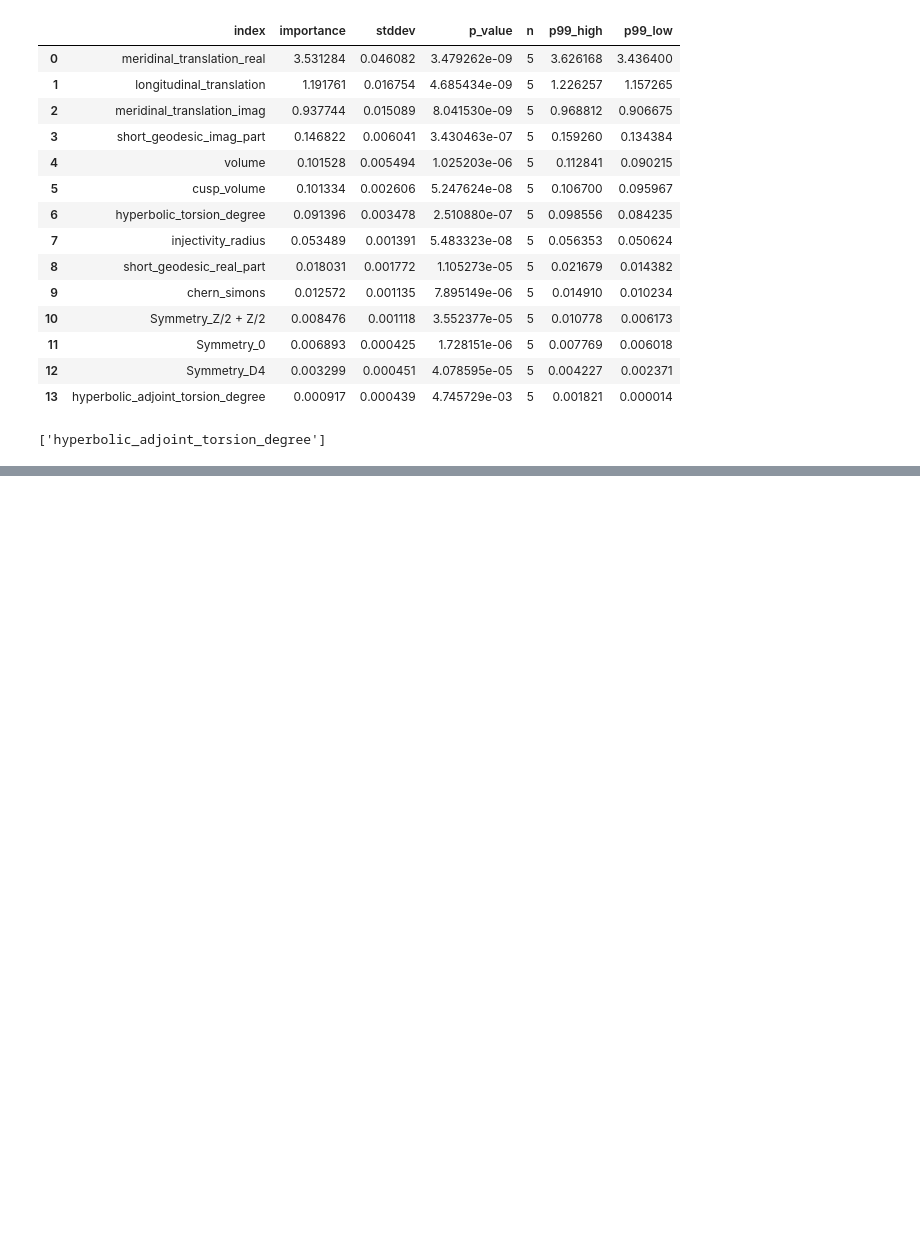
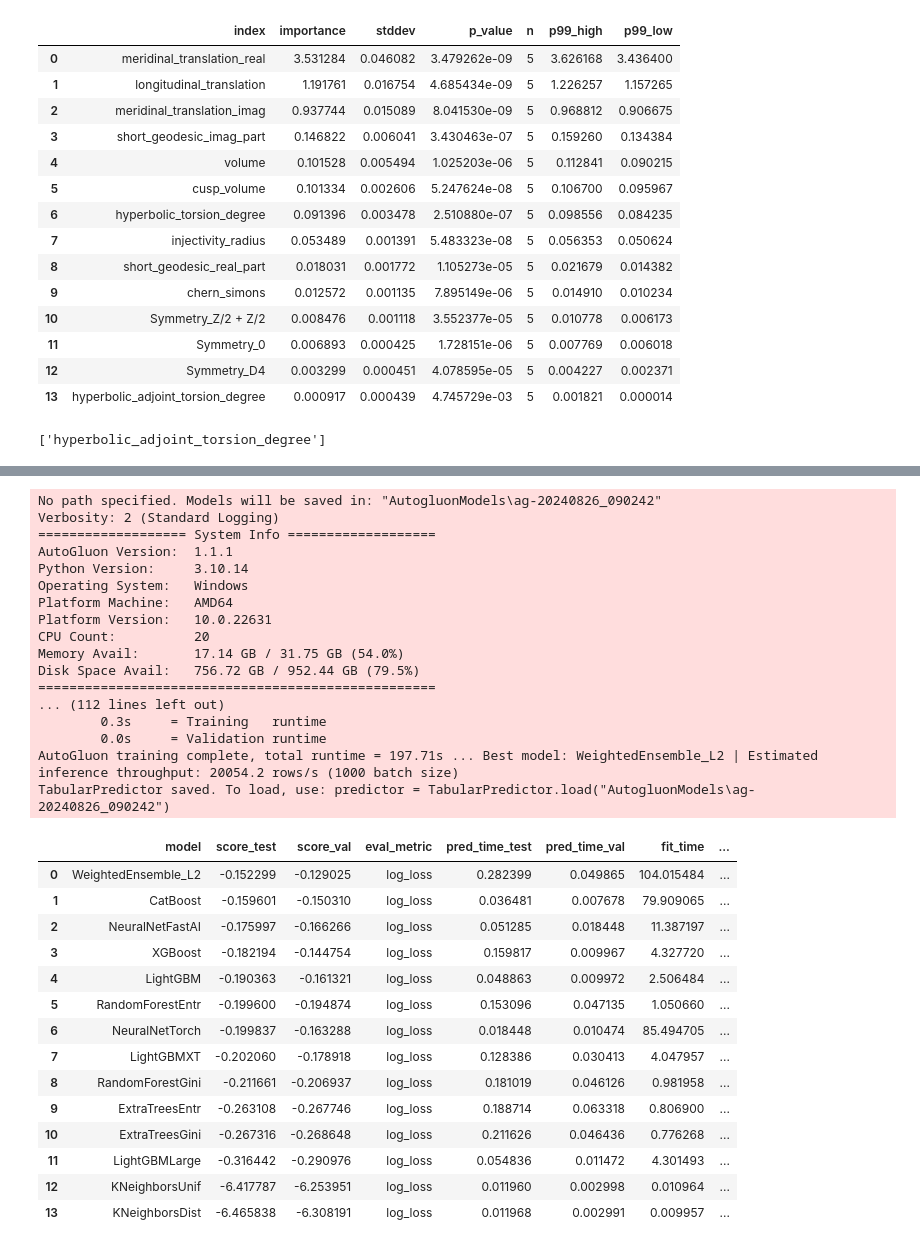
Before and after one commit to crossxwill/autogluon-tutorial, a Jupyter notebook: quickstart_tabular.ipynb, the cells around one changed output, grey strips where cells are left out. Cells and saved outputs as stored; diff of their text form; code cells hidden in the pictures; blank space fills up the shorter version.

```diff
--- a/quickstart_tabular.ipynb
+++ b/quickstart_tabular.ipynb
@@ -244,3 +244,29 @@ final_low_importance_features = df_important_features[df_important_features['imp
 final_low_importance_features
 # %% [output]
 ['hyperbolic_adjoint_torsion_degree']
+# %%
+# %%
+
+from autogluon.tabular import TabularDataset, TabularPredictor
+from autogluon.tabular.configs.hyperparameter_configs import get_hyperparameter_config
+
+import numpy as np
+import pandas as pd
+
+from sklearnex import patch_sklearn
+patch_sklearn()
+
+label = 'signature'
+time_limit = 10*60       # max training time (seconds)
+infer_limit = 1/10000    # prediction seconds per row
+finalModel = 'CatBoost_BAG_L2'
+
+data_url = 'https://raw.githubusercontent.com/mli/ag-docs/main/knot_theory/'
+
+train_data = TabularDataset(f'{data_url}train.csv')
+test_data = TabularDataset(f'{data_url}test.csv')
+
+pruning_test_data = test_data.sample(frac=0.5, random_state=2024)
+final_test_data = test_data.drop(pruning_test_data.index)
+
+train_data.head()
@@ -246,0 +283,44 @@ final_low_importance_features
+# %%
+# %%
+
+# Detect features to prune
+np.random.seed(2024)
+
+pruning_predictor = TabularPredictor(label=label, problem_type='multiclass', eval_metric='log_loss', log_to_file=True)
+pruning_predictor.fit(train_data, presets='medium_quality', time_limit = time_limit)
+
+pruning_leaders = pruning_predictor.leaderboard(pruning_test_data)
+pruning_leaders
+# %% [output]
+No path specified. Models will be saved in: "AutogluonModels\ag-20240826_090242"
+Verbosity: 2 (Standard Logging)
+=================== System Info ===================
+AutoGluon Version:  1.1.1
+Python Version:     3.10.14
+Operating System:   Windows
+Platform Machine:   AMD64
+Platform Version:   10.0.22631
+CPU Count:          20
+Memory Avail:       17.14 GB / 31.75 GB (54.0%)
+Disk Space Avail:   756.72 GB / 952.44 GB (79.5%)
+===================================================
+... (112 lines left out)
+        0.3s     = Training   runtime
+        0.0s     = Validation runtime
+AutoGluon training complete, total runtime = 197.71s ... Best model: WeightedEnsemble_L2 | Estimated inference throughput: 20054.2 rows/s (1000 batch size)
+TabularPredictor saved. To load, use: predictor = TabularPredictor.load("AutogluonModels\ag-20240826_090242")
+|  | model | score_test | score_val | eval_metric | pred_time_test | pred_time_val | fit_time | ... |
+| 0 | WeightedEnsemble_L2 | -0.152299 | -0.129025 | log_loss | 0.282399 | 0.049865 | 104.015484 | ... |
+| 1 | CatBoost | -0.159601 | -0.150310 | log_loss | 0.036481 | 0.007678 | 79.909065 | ... |
+| 2 | NeuralNetFastAI | -0.175997 | -0.166266 | log_loss | 0.051285 | 0.018448 | 11.387197 | ... |
+| 3 | XGBoost | -0.182194 | -0.144754 | log_loss | 0.159817 | 0.009967 | 4.327720 | ... |
+| 4 | LightGBM | -0.190363 | -0.161321 | log_loss | 0.048863 | 0.009972 | 2.506484 | ... |
+| 5 | RandomForestEntr | -0.199600 | -0.194874 | log_loss | 0.153096 | 0.047135 | 1.050660 | ... |
+| 6 | NeuralNetTorch | -0.199837 | -0.163288 | log_loss | 0.018448 | 0.010474 | 85.494705 | ... |
+| 7 | LightGBMXT | -0.202060 | -0.178918 | log_loss | 0.128386 | 0.030413 | 4.047957 | ... |
+| 8 | RandomForestGini | -0.211661 | -0.206937 | log_loss | 0.181019 | 0.046126 | 0.981958 | ... |
+| 9 | ExtraTreesEntr | -0.263108 | -0.267746 | log_loss | 0.188714 | 0.063318 | 0.806900 | ... |
+| 10 | ExtraTreesGini | -0.267316 | -0.268648 | log_loss | 0.211626 | 0.046436 | 0.776268 | ... |
+| 11 | LightGBMLarge | -0.316442 | -0.290976 | log_loss | 0.054836 | 0.011472 | 4.301493 | ... |
+| 12 | KNeighborsUnif | -6.417787 | -6.253951 | log_loss | 0.011960 | 0.002998 | 0.010964 | ... |
+| 13 | KNeighborsDist | -6.465838 | -6.308191 | log_loss | 0.011968 | 0.002991 | 0.009957 | ... |
```
Also changed, not shown: parts of 10 cells of this notebook, 1 other file.
